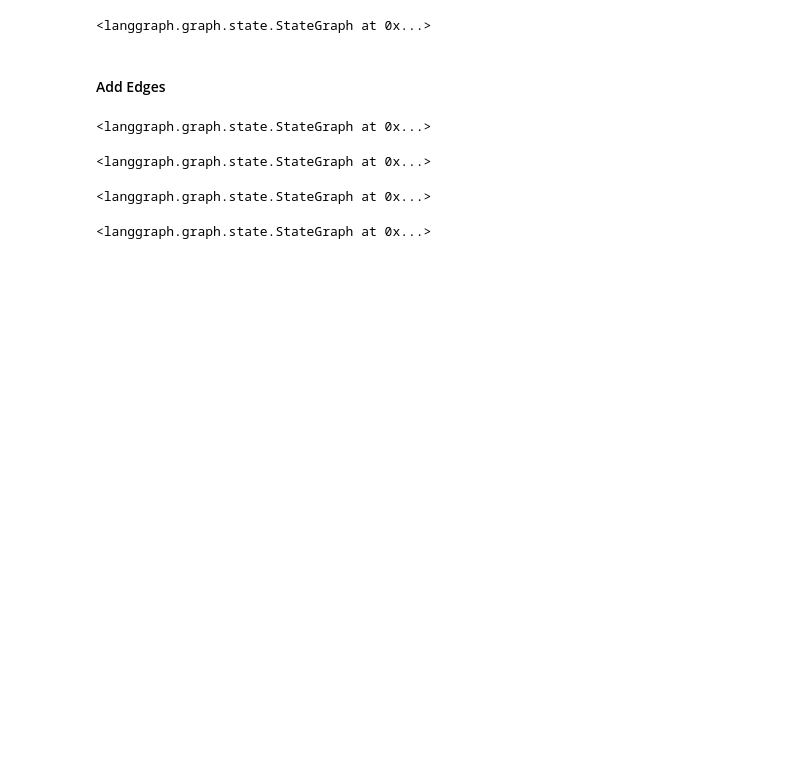
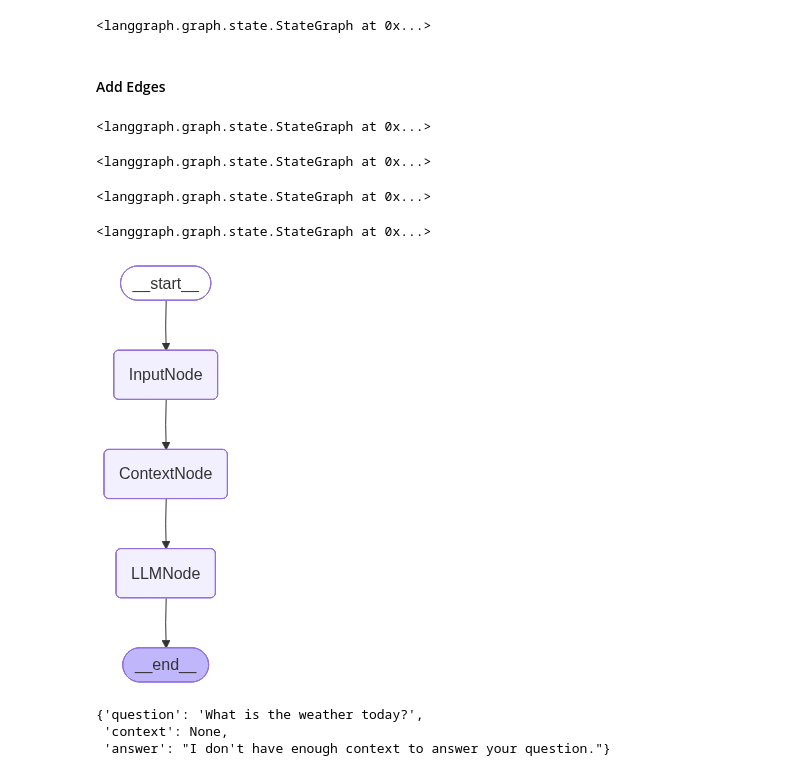
Before and after one commit to VishSeran/langgraph-explore, a Jupyter notebook: notebooks/langgraph_explore.ipynb, the cells around one changed output. Drawn from its saved outputs; the diff is of its cells as text; code cells hidden in the pictures; blank space fills up the shorter version.

```diff
--- a/notebooks/langgraph_explore.ipynb
+++ b/notebooks/langgraph_explore.ipynb
@@ -615,3 +615,15 @@ workflow.add_edge("LLMNode", END)
 workflow.set_entry_point("InputNode")
 # %% [output]
 <langgraph.graph.state.StateGraph at 0x...>
+# %%
+qa_app = workflow.compile()
+# %%
+qa_app
+# %% [output]
+[figure, added]
+# %%
+qa_app.invoke({"question": "What is the weather today?"})
+# %% [output]
+{'question': 'What is the weather today?',
+ 'context': None,
+ 'answer': "I don't have enough context to answer your question."}
```
Also changed, not shown: parts of 2 cells of this notebook.
